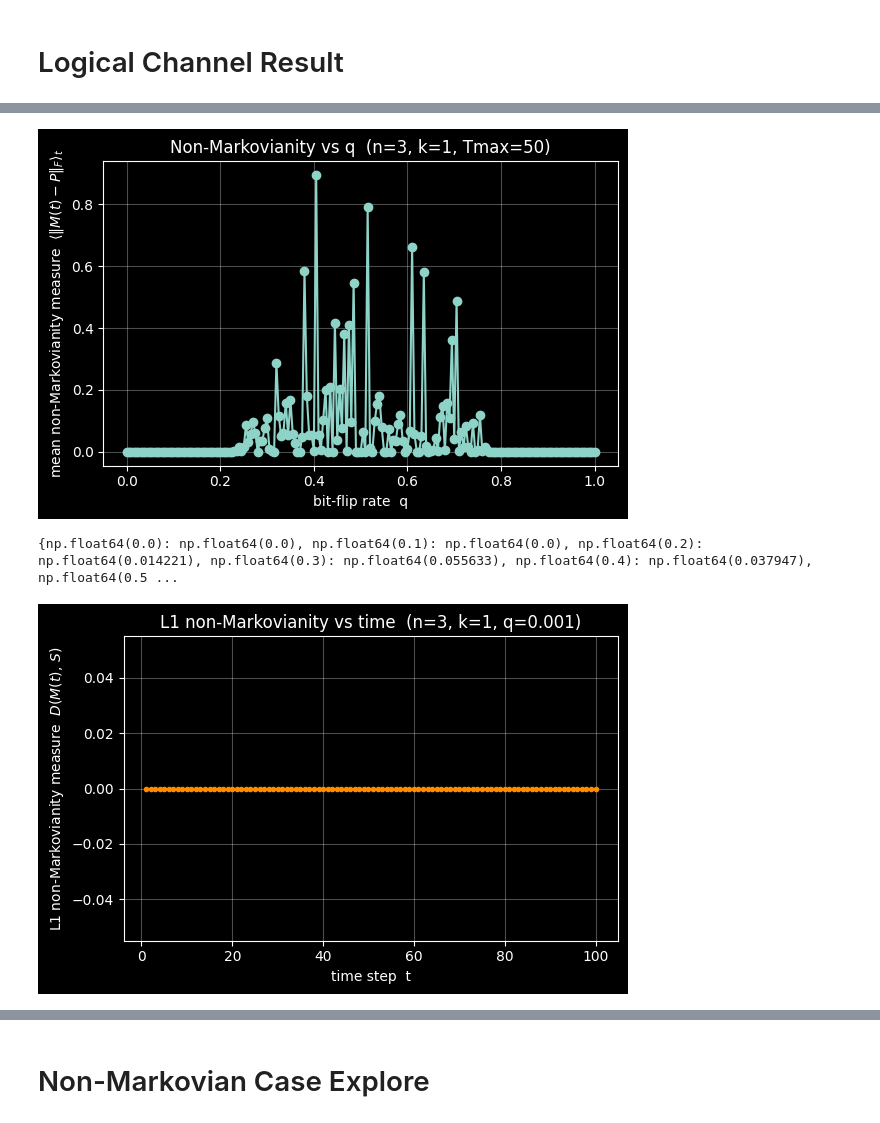
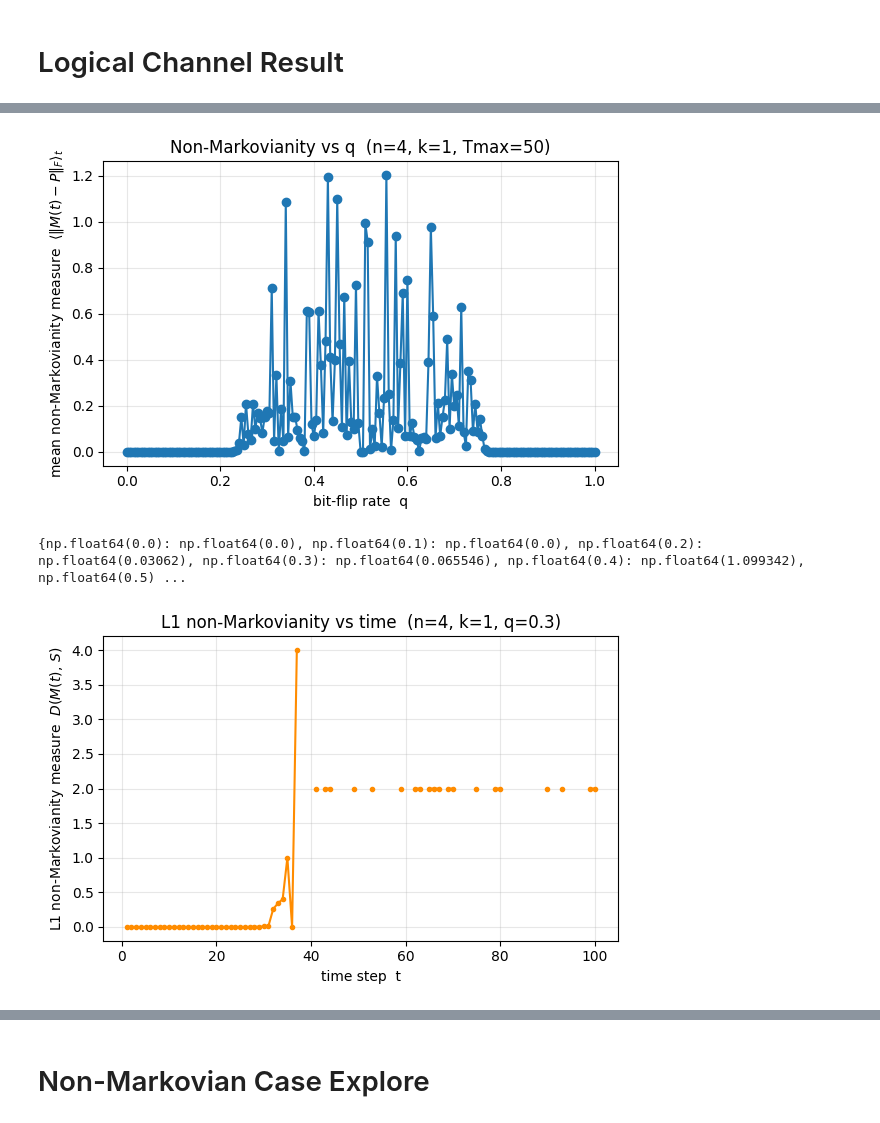
Before and after one commit to YommoY-official/MPQMasters, a Jupyter notebook: non_markovian_measure/non_markovian_measure.ipynb, the cells around one changed output, grey strips where cells are left out. Cells and saved outputs as stored; diff of their text form; code cells hidden in the pictures.

```diff
--- a/non_markovian_measure/non_markovian_measure.ipynb
+++ b/non_markovian_measure/non_markovian_measure.ipynb
@@ -306,4 +301,8 @@ column sums: [0.676736 0.676736]
  [0.245 0.755]]
 # %% [markdown]
 # Logical Channel Result
+# %%
+#code = ClassicalCode(np.array([[1,1,0,0,0],[0,1,1,0,0],[0,0,1,1,0],[0,0,0,1,1]]))
+
+code = ClassicalCode(np.array([[1,1,0,0],[0,1,1,0],[0,0,1,1]]))
 # %%
@@ -482,41 +481,41 @@ plt.show()
 
 print(dict(zip(np.round(qs, 1), np.round(mean_measure, 6))))
 # %% [output]
-[figure, old version]
+[figure, new version]
-{np.float64(0.0): np.float64(0.0), np.float64(0.1): np.float64(0.0), np.float64(0.2): np.float64(0.014221), np.float64(0.3): np.float64(0.055633), np.float64(0.4): np.float64(0.037947), np.float64(0.5 ...
+{np.float64(0.0): np.float64(0.0), np.float64(0.1): np.float64(0.0), np.float64(0.2): np.float64(0.03062), np.float64(0.3): np.float64(0.065546), np.float64(0.4): np.float64(1.099342), np.float64(0.5) ...
 # %%
 # ---- L1 stochastic-distance measure vs time (fixed q) ----
 # Same one-step propagator  M(t) = A_t @ inv(A_{t-1})  as above, but scored with
 # the L1 penalty distance: sum of |negative entries| + |column-sum deviations|.
 # Markovian (column-stochastic propagator) => stays at 0.
 from measures import l1_stochastic_distance
 
-q    = 0.001
+q    = 0.3
 Tmax = 100
 channel = LogicalChannel(code, Tmax, q)
 
 A  = [channel.stochastic_matrix(t) for t in range(Tmax + 1)]
 ts = list(range(1, Tmax + 1))
 
 measure = []
 for t in ts:
     try:
         M = A[t] @ np.linalg.inv(A[t - 1])
     except np.linalg.LinAlgError:
         measure.append(np.nan)            # singular step: propagator undefined
     else:
         measure.append(l1_stochastic_distance(M))
 
 plt.figure(figsize=(6, 4))
 plt.plot(ts, measure, marker='o', ms=3, color='darkorange')
 plt.xlabel('time step  t')
 plt.ylabel(r'L1 non-Markovianity measure  $D(M(t),\,S)$')
 plt.title(f'L1 non-Markovianity vs time  (n={code.n}, k={code.k}, q={q})')
 plt.grid(alpha=0.3)
 plt.tight_layout()
 plt.show()
 # %% [output]
-[figure, old version]
+[figure, new version]
 # %%
 # ---- L1 stochastic-distance measure vs noise rate q (mean over time) ----
 # For each q, average the per-step L1 penalty distance over t = 1..Tmax.
```
Also changed, not shown: parts of 13 cells of this notebook.
